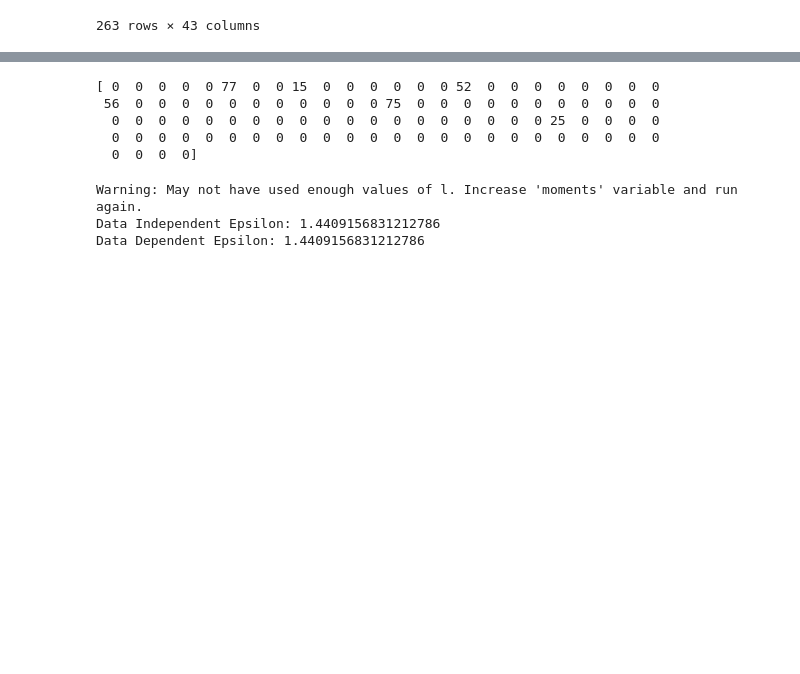
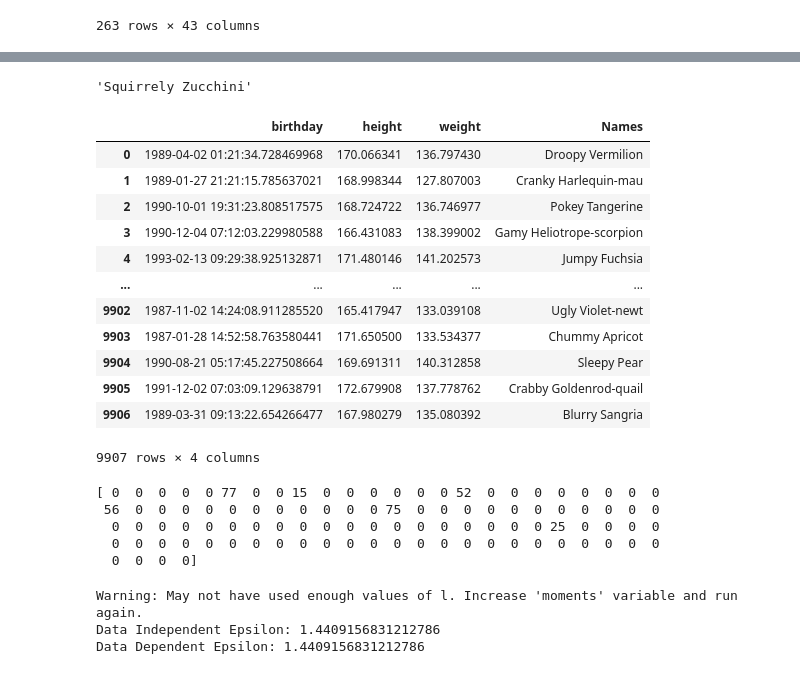
Before and after one commit to DerNiccoo/TensorFlow-training, a Jupyter notebook: 5.3 GAN Soccer.ipynb, the cells around one changed output, grey strips where cells are left out. Drawn from its saved outputs; the diff is of its cells as text; code cells hidden in the pictures; blank space fills up the shorter version.

Commit message:
Added random names

```diff
--- a/5.3 GAN Soccer.ipynb
+++ b/5.3 GAN Soccer.ipynb
@@ -643,3 +598,43 @@ res_df.loc[res_df.weight > 210]
+# %%
+import namegenerator
+import random
+
+def gen_name():
+    name = namegenerator.gen()
+    count = 10
+    if random.randrange(0, 10) == 1:
+        count = 1
+    name = name.replace('-', ' ', count)
+    name = " ".join(w.capitalize() for w in name.split())
+
+    part = name.split(' ')
+    return part[0] + ' ' + part[1]
+
+gen_name()
+# %% [output]
+'Squirrely Zucchini'
+# %%
+names = []
+for i in range(9907):
+    names.append(gen_name())
+# %%
+res_df['Names'] = names
+# %%
+res_df
+# %% [output]
+|  | birthday | height | weight | Names |
+| 0 | 1989-04-02 01:21:34.728469968 | 170.066341 | 136.797430 | Droopy Vermilion |
+| 1 | 1989-01-27 21:21:15.785637021 | 168.998344 | 127.807003 | Cranky Harlequin-mau |
+| 2 | 1990-10-01 19:31:23.808517575 | 168.724722 | 136.746977 | Pokey Tangerine |
+| 3 | 1990-12-04 07:12:03.229980588 | 166.431083 | 138.399002 | Gamy Heliotrope-scorpion |
+| 4 | 1993-02-13 09:29:38.925132871 | 171.480146 | 141.202573 | Jumpy Fuchsia |
+| ... | ... | ... | ... | ... |
+| 9902 | 1987-11-02 14:24:08.911285520 | 165.417947 | 133.039108 | Ugly Violet-newt |
+| 9903 | 1987-01-28 14:52:58.763580441 | 171.650500 | 133.534377 | Chummy Apricot |
+| 9904 | 1990-08-21 05:17:45.227508664 | 169.691311 | 140.312858 | Sleepy Pear |
+| 9905 | 1991-12-02 07:03:09.129638791 | 172.679908 | 137.778762 | Crabby Goldenrod-quail |
+| 9906 | 1989-03-31 09:13:22.654266477 | 167.980279 | 135.080392 | Blurry Sangria |
+9907 rows × 4 columns
 # %%
 import numpy as np
 
```
Also changed, not shown: parts of 15 cells of this notebook.
